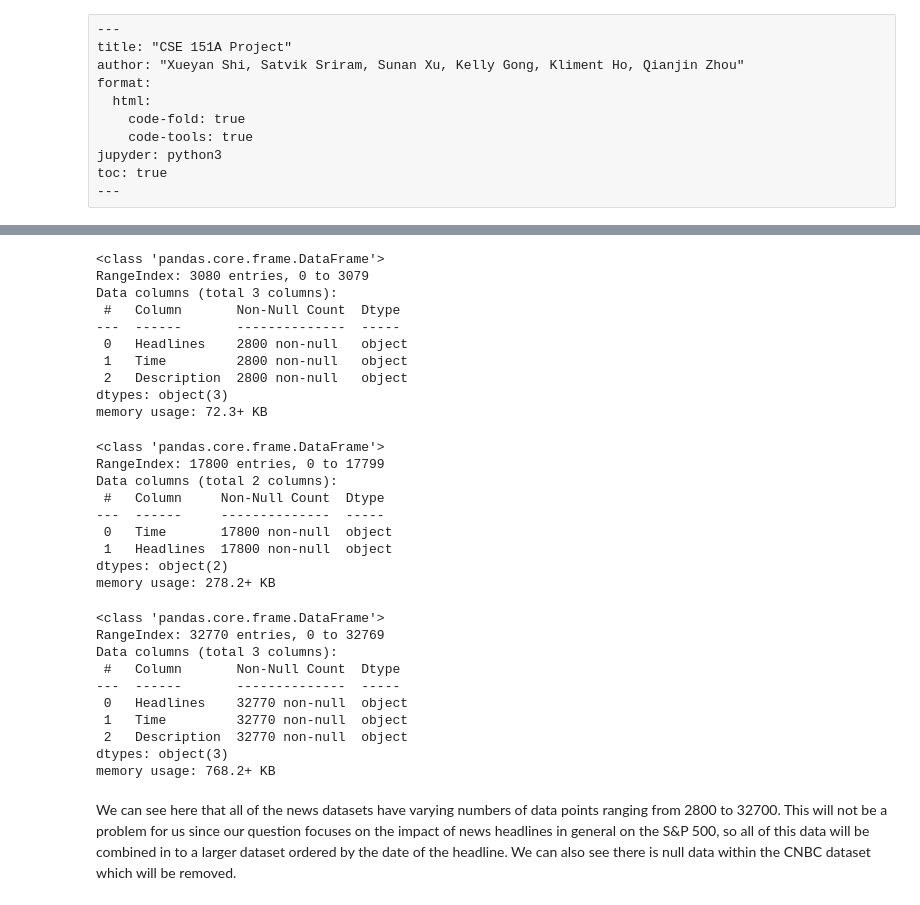
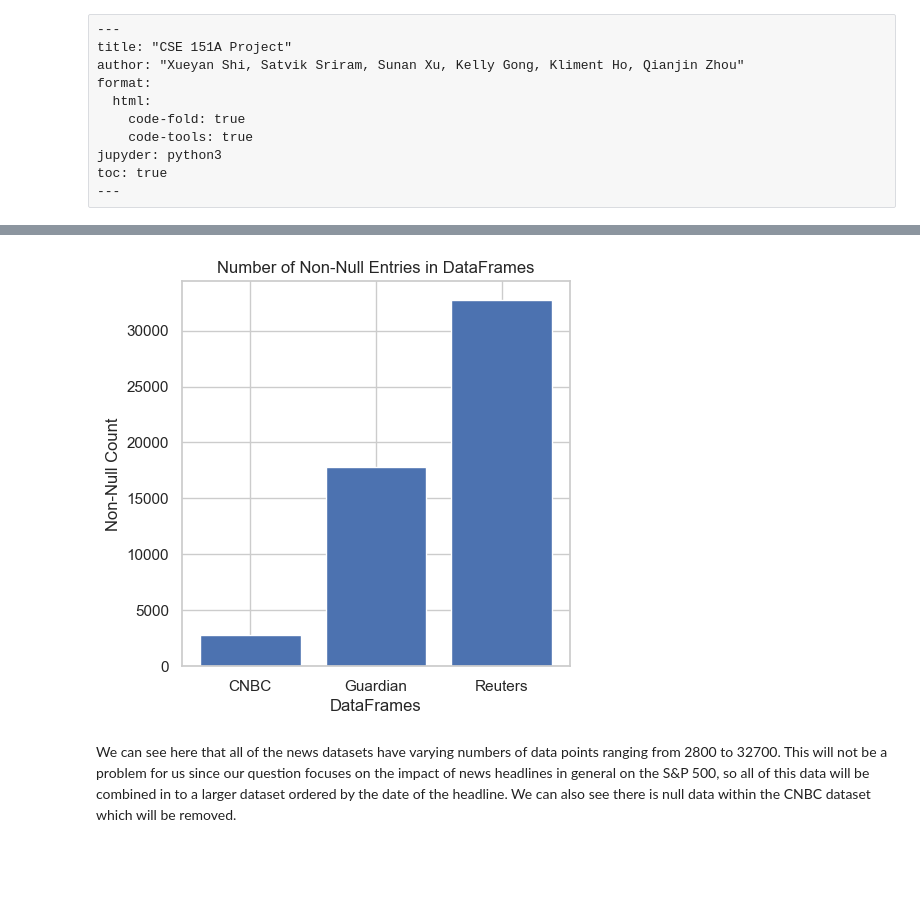
Before and after one commit to Aaron3963/CSE_151A_Project, a Jupyter notebook: project.ipynb, the cells around one changed output, grey strips where cells are left out. Cells and saved outputs as stored; diff of their text form; code cells hidden in the pictures; blank space fills up the shorter version.

```diff
--- a/project.ipynb
+++ b/project.ipynb
@@ -30,43 +48,18 @@ cnbc_data = pd.read_csv('dataset/cnbc_headlines.csv')
 guardian_data = pd.read_csv('dataset/guardian_headlines.csv')
 reuters_data = pd.read_csv('dataset/reuters_headlines.csv')
-# %%
-# Basic info for all three news headlines datasets
-cnbc_info = cnbc_data.info()
-# %% [output]
-<class 'pandas.core.frame.DataFrame'>
-RangeIndex: 3080 entries, 0 to 3079
-Data columns (total 3 columns):
- #   Column       Non-Null Count  Dtype
----  ------       --------------  -----
- 0   Headlines    2800 non-null   object
- 1   Time         2800 non-null   object
- 2   Description  2800 non-null   object
-dtypes: object(3)
-memory usage: 72.3+ KB
-# %%
-guardian_info = guardian_data.info()
-# %% [output]
-<class 'pandas.core.frame.DataFrame'>
-RangeIndex: 17800 entries, 0 to 17799
-Data columns (total 2 columns):
- #   Column     Non-Null Count  Dtype
----  ------     --------------  -----
- 0   Time       17800 non-null  object
- 1   Headlines  17800 non-null  object
-dtypes: object(2)
-memory usage: 278.2+ KB
-# %%
-reuters_info = reuters_data.info()
-# %% [output]
-<class 'pandas.core.frame.DataFrame'>
-RangeIndex: 32770 entries, 0 to 32769
-Data columns (total 3 columns):
- #   Column       Non-Null Count  Dtype
----  ------       --------------  -----
- 0   Headlines    32770 non-null  object
- 1   Time         32770 non-null  object
- 2   Description  32770 non-null  object
-dtypes: object(3)
-memory usage: 768.2+ KB
+# %%
+dfs = [cnbc_data, guardian_data, reuters_data]
+df_names = ['CNBC', 'Guardian', 'Reuters']
+
+non_null_counts = [df.dropna().shape[0] for df in dfs]
+
+plt.figure(figsize=(5, 5))
+plt.bar(df_names, non_null_counts)
+plt.title("Number of Non-Null Entries in DataFrames")
+plt.xlabel("DataFrames")
+plt.ylabel("Non-Null Count")
+plt.show()
+# %% [output]
+[figure, added]
 # %% [markdown]
 We can see here that all of the news datasets have varying numbers of data points ranging from 2800 to 32700. This will not be a problem for us since our question focuses on the impact of news headlines in general on the S&P 500, so all of this data will be combined in to a larger dataset ordered by the date of the headline. We can also see there is null data within the CNBC dataset which will be removed.
```
Also changed, not shown: parts of 30 cells of this notebook.
